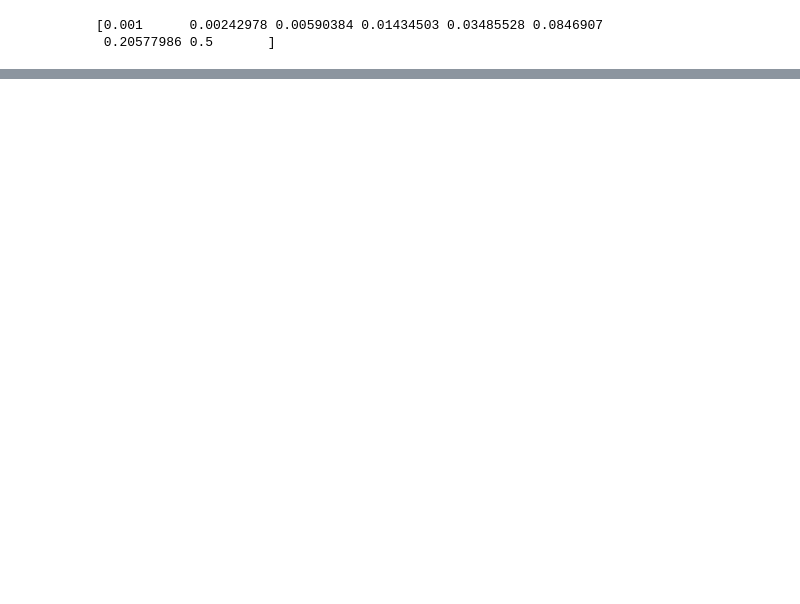
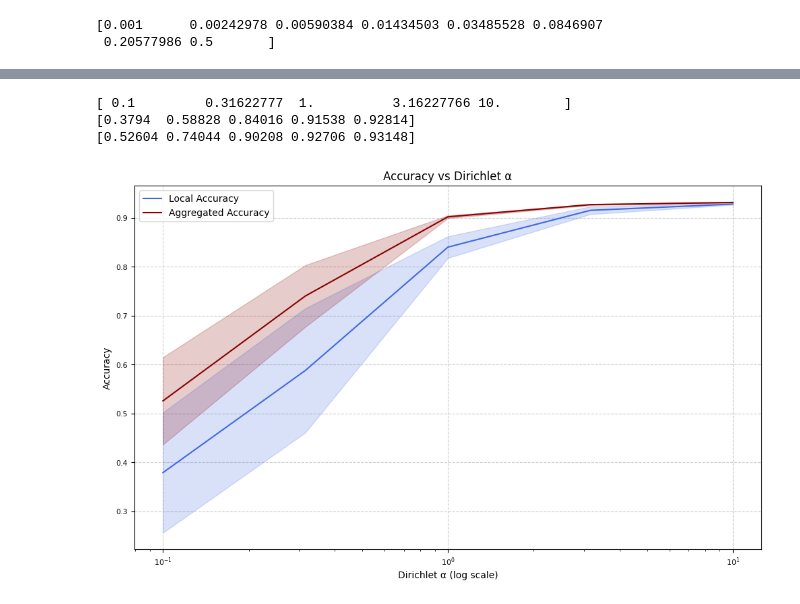
Before and after one commit to Altishofer/DFL_PeerBasedMixing, a Jupyter notebook: experiments/evaluation-plots.ipynb, the cells around one changed output, grey strips where cells are left out. Saved outputs shown, nothing was run; the diff lists cells and outputs as text; code cells hidden in the pictures; blank space fills up the shorter version.

```diff
--- a/experiments/evaluation-plots.ipynb
+++ b/experiments/evaluation-plots.ipynb
@@ -245,0 +355,40 @@ plot_avg_rtt(nr_hops, "# Maximum Hops", "rtts_per_hops/ex02", "rtts_per_hops_las
+# %%
+alphas = np.logspace(-1, 1, num=5)
+print(alphas)
+
+plt.figure(figsize=FIGURE_SIZE)
+
+files = get_filenames_in_folder(join(metrics_path, "acc_dirichlet"))
+dfs = [read_file(f) for f in files]
+
+def get_attr_per_node(df, attr):
+    return df[df['field'] == attr].groupby('node').tail(1)['value']
+
+local_mean = np.array([get_attr_per_node(df, 'accuracy').mean() for df in dfs])
+local_std = np.array([get_attr_per_node(df, 'accuracy').std() for df in dfs])
+agg_mean = np.array([get_attr_per_node(df, 'aggregated_accuracy').mean() for df in dfs])
+agg_std = np.array([get_attr_per_node(df, 'aggregated_accuracy').std() for df in dfs])
+
+print(local_mean)
+print(agg_mean)
+
+plt.plot(alphas, local_mean, color="royalblue", label="Local Accuracy")
+plt.fill_between(alphas, local_mean - local_std, local_mean + local_std, color="royalblue", alpha=0.2)
+
+plt.plot(alphas, agg_mean, color="darkred", label="Aggregated Accuracy")
+plt.fill_between(alphas, agg_mean - agg_std, agg_mean + agg_std, color="darkred", alpha=0.2)
+
+plt.tight_layout()
+plt.xscale("log")
+plt.xlabel("Dirichlet α (log scale)")
+plt.ylabel("Accuracy")
+plt.title("Accuracy vs Dirichlet α")
+plt.legend()
+plt.grid(**GRID_STYLE)
+plt.savefig(join(figure_path, "agg_dirichlet.png"))
+plt.show()
+# %% [output]
+[ 0.1         0.31622777  1.          3.16227766 10.        ]
+[0.3794  0.58828 0.84016 0.91538 0.92814]
+[0.52604 0.74044 0.90208 0.92706 0.93148]
+[figure, added]
```
Also changed, not shown: parts of 8 cells of this notebook, 7 other files.
